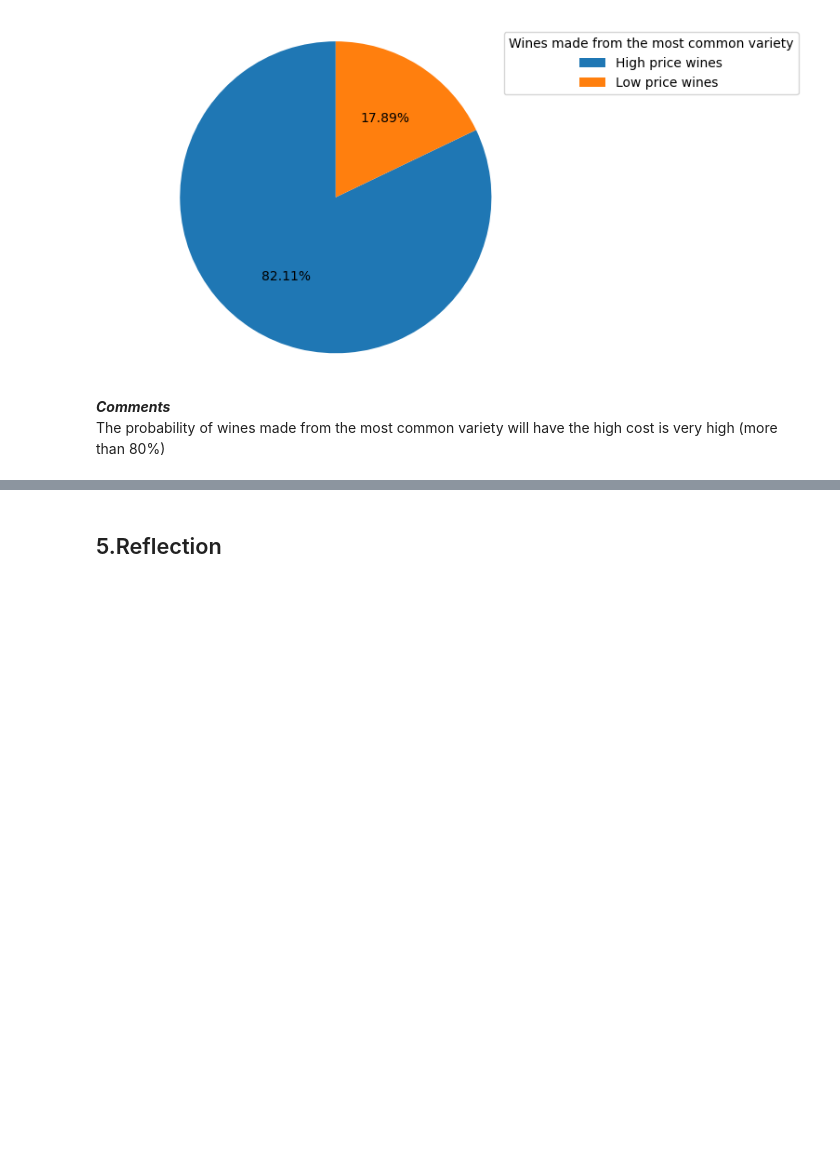
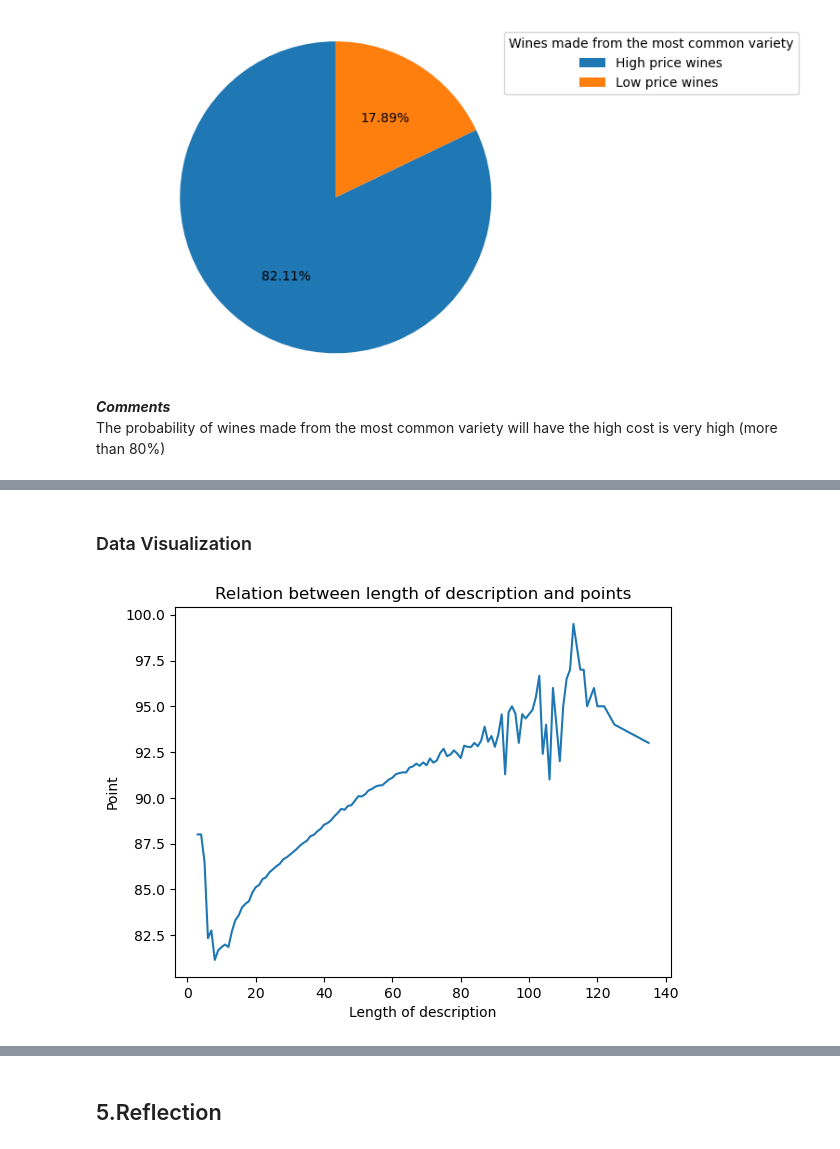
Before and after one commit to iamdkSang/20127214_20127612_Wine-Reviews, a Jupyter notebook: 20127214_20127612.ipynb, the cells around one changed output, grey strips where cells are left out. Drawn from its saved outputs; the diff is of its cells as text; code cells hidden in the pictures; blank space fills up the shorter version.

```diff
--- a/20127214_20127612.ipynb
+++ b/20127214_20127612.ipynb
@@ -553,0 +598,3 @@ The probability of wines made from the most common variety will have the high co
+# %%
+# Code
+q5_wine_df = wine_df
@@ -553,0 +606,6 @@ The probability of wines made from the most common variety will have the high co
+# %%
+# Code
+# add new column to the dataframe which contains length of each description
+q5_wine_df['description_len'] = q5_wine_df['description'].str.split().str.len()
+description_point = q5_wine_df.groupby(by = 'description_len')[['points']].mean().reset_index()
+description_point
@@ -553,0 +626,11 @@ The probability of wines made from the most common variety will have the high co
+# %% [markdown]
+### Data Visualization
+# %%
+# Code
+plt.plot(description_point['description_len'], description_point['points'])
+plt.xlabel('Length of description')
+plt.ylabel('Point')
+plt.title('Relation between length of description and points')
+plt.show()
+# %% [output]
+[figure, added]
```
Also changed, not shown: parts of 15 cells of this notebook.
